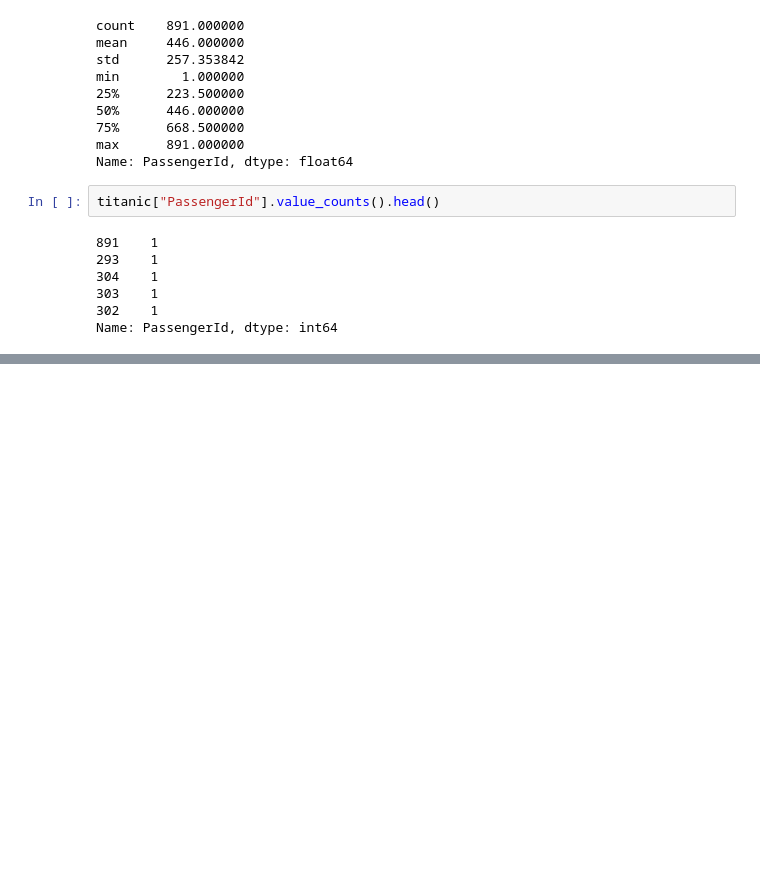
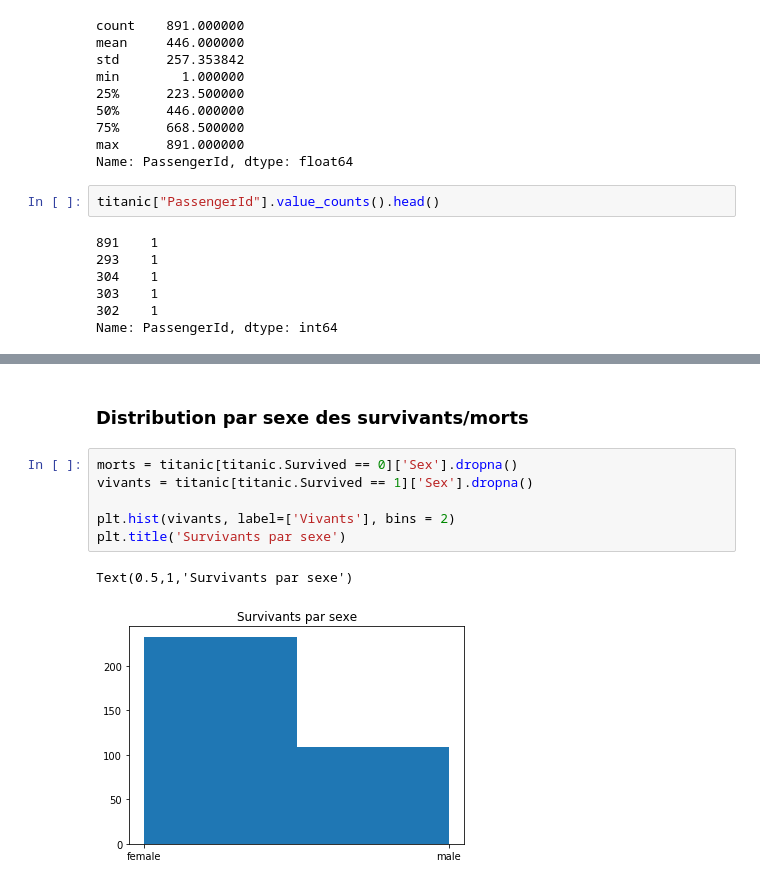
Before and after one commit to valparaizo/python_tutos, a Jupyter notebook: titanic/titanic_1.ipynb, the cells around one changed output, grey strips where cells are left out. Saved outputs shown, nothing was run; the diff lists cells and outputs as text; blank space fills up the shorter version.

```diff
--- a/titanic/titanic_1.ipynb
+++ b/titanic/titanic_1.ipynb
@@ -99,0 +150,11 @@ compute_score(lr, X, y)
+# %% [markdown]
+### Distribution par sexe des survivants/morts
+# %%
+morts = titanic[titanic.Survived == 0]['Sex'].dropna()
+vivants = titanic[titanic.Survived == 1]['Sex'].dropna()
+
+plt.hist(vivants, label=['Vivants'], bins = 2)
+plt.title('Survivants par sexe')
+# %% [output]
+Text(0.5,1,'Survivants par sexe')
+[figure, added]
```
Also changed, not shown: parts of 22 cells of this notebook.
